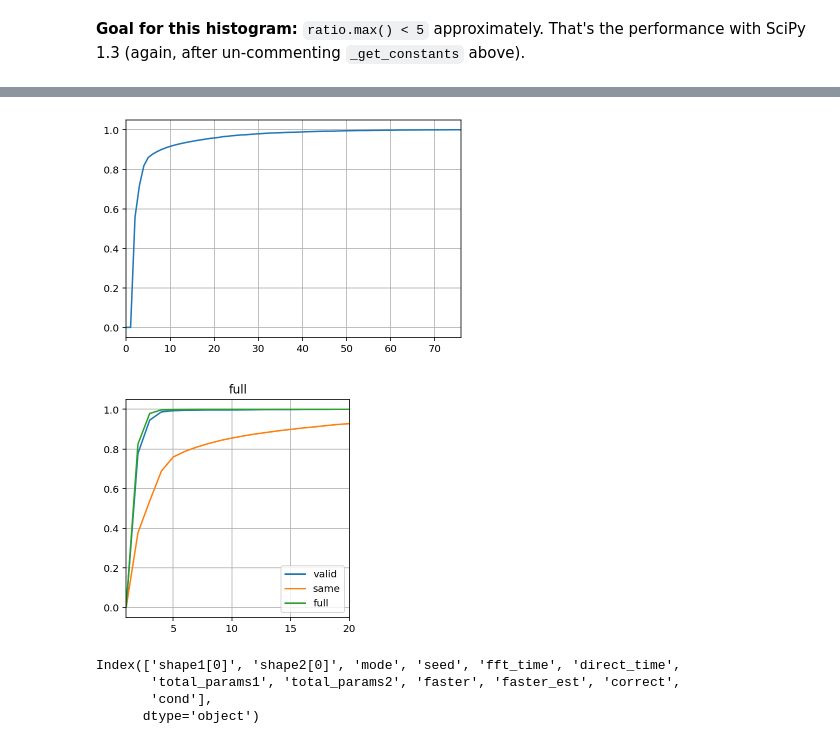
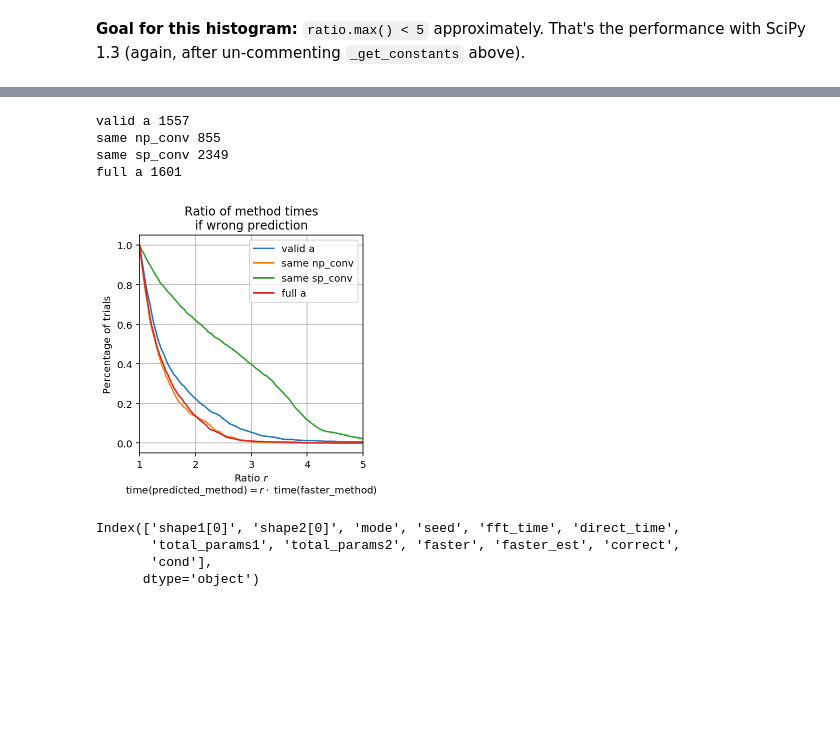
Before and after one commit to stsievert/scipy-convolve-timings, a Jupyter notebook: 1d/Test.ipynb, the cells around one changed output, grey strips where cells are left out. Drawn from its saved outputs; the diff is of its cells as text; code cells hidden in the pictures; blank space fills up the shorter version.

```diff
--- a/1d/Test.ipynb
+++ b/1d/Test.ipynb
@@ -141,4 +141,5 @@ for mode, ax in zip(["valid", "same", "full"], axs):
     _ = ax.set_xlim(1, 10)
     _ = ax.set_title(mode)
     _ = ax.set_xlim(1, 10)
+    _ = ax.set_yscale("log")
 # %% [output]
@@ -146,2 +147,5 @@ for mode, ax in zip(["valid", "same", "full"], axs):
 # %% [markdown]
 **Goal for this histogram:** `ratio.max() < 5` approximately. That's the performance with SciPy 1.3 (again, after un-commenting `_get_constants` above).
+# %%
+i = (df["mode"] == "valid") & (df.faster_est == "direct")
+df[i]
@@ -148,6 +166,10 @@ for mode, ax in zip(["valid", "same", "full"], axs):
 # %%
-for i in range(2, 20 + 1):
-    prob = (wrong.ratio <= i).sum() / len(wrong)
-    msg = f"P(ratio <= {i}) = {100 * prob:0.1f}%"
-    print(msg)
+for mode in ["full", "valid", "same"]:
+    print(mode)
+    for i in np.linspace(1, 12 + 1):
+        idx = wrong["mode"] == mode
+        prob = (wrong[idx].ratio <= i).sum() / idx.sum()
+        msg = f"P(ratio <= {i:0.2f}) = {100 * prob:0.1f}%"
+        if 0.9 <= prob <= 0.99:
+            print(msg)
 # %% [output]
@@ -173,25 +195,33 @@ P(ratio <= 20) = 95.8%
-# %%
-cdf = {i: (wrong.ratio <= i).sum() / len(wrong) for i in lims}
-ax = pd.Series(cdf).plot()
-ax.grid()
-# %% [output]
-[figure, removed]
 # %%
-lims = range(int(wrong.ratio.max() + 1))
+lims = np.linspace(1, int(wrong.ratio.max() + 1), num=500)
 
 import matplotlib.pyplot as plt
 w = 4
 fig, ax = plt.subplots(figsize=(w, w))
 for mode in ["valid", "same", "full"]:
-    show = wrong[wrong["mode"] == mode]
-    cdf = {i: (show.ratio <= i).sum() / len(show) for i in lims}
-    ax = pd.Series(cdf).plot(ax=ax, label=mode)
+    conds = "a" if mode != "same" else ["np_conv", "sp_conv"]
+    for cond in conds:
+        idx = (wrong["mode"] == mode) & (wrong["cond"] == cond)
+        print(mode, cond, idx.sum())
+        show = wrong[(wrong["mode"] == mode) & (wrong["cond"] == cond)]
+        cdf = {i: (show.ratio <= i).sum() / len(show) for i in lims}
+        ax = (1 - pd.Series(cdf)).plot(ax=ax, label=mode + " " + cond)
 ax.grid()
 ax.legend(loc="best")
-_ = ax.set_title(mode)
-_ = ax.set_xlim(1, 20)
+# ax.set_yscale("log")
+# _ = ax.set_ylim(0.5, 1)
+_ = ax.set_title("Ratio of method times\nif wrong prediction")
+_ = ax.set_ylabel("Percentage of trials")
+_ = ax.set_xlabel("Ratio $r$\n" + r"time(predicted_method)$= r \cdot$ time(faster_method)")
+_ = ax.set_xlim(1, 5)
+DIR = "/Users/scott/Desktop/"
+plt.savefig(DIR + "1d-wrong-factor.png", bbox_inches="tight")
 # %% [output]
+valid a 1557
+same np_conv 855
+same sp_conv 2349
+full a 1601
-[figure, old version]
+[figure, new version]
 # %%
 df.columns
 # %% [output]
```
Also changed, not shown: parts of 17 cells of this notebook, 6 other files.
